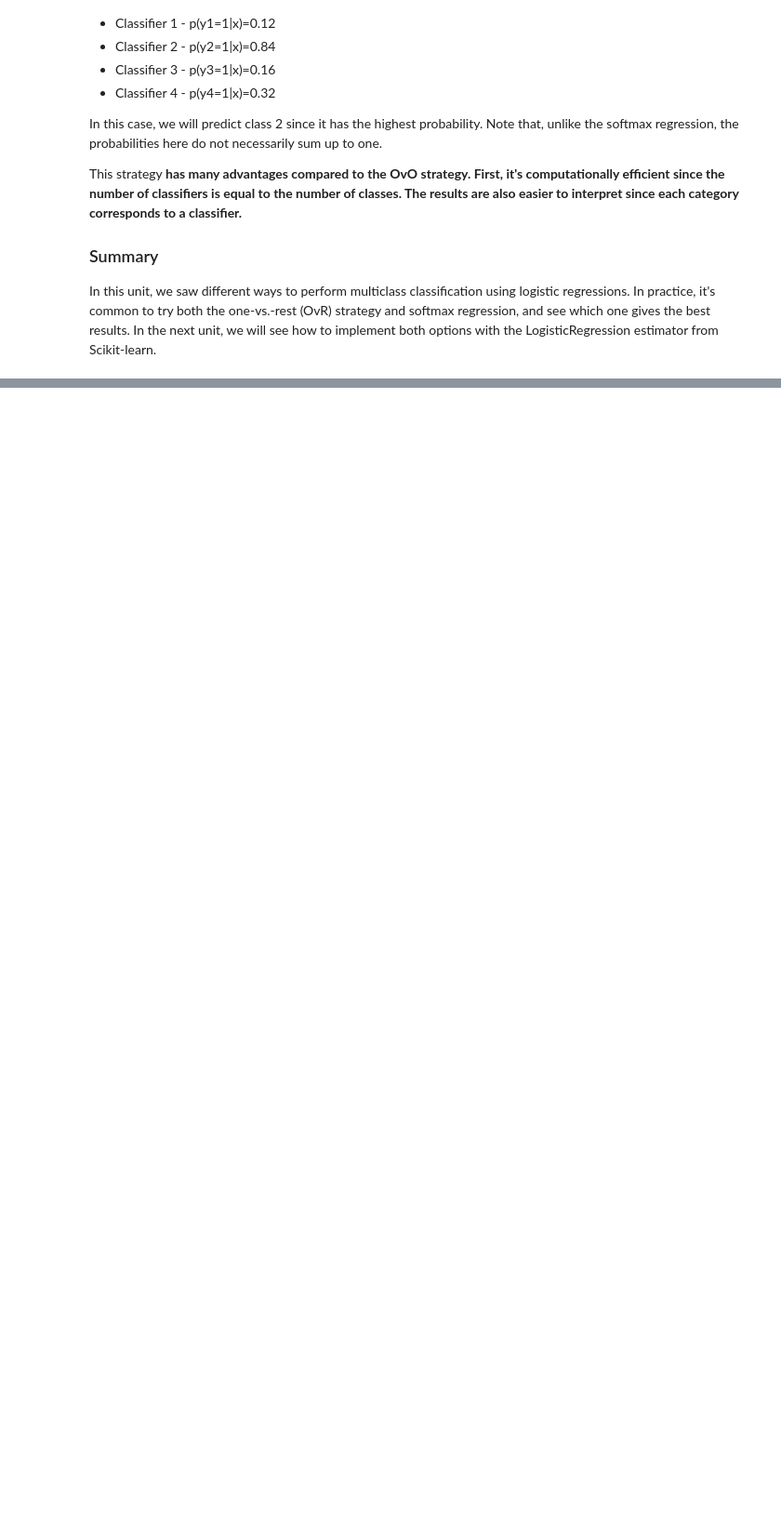
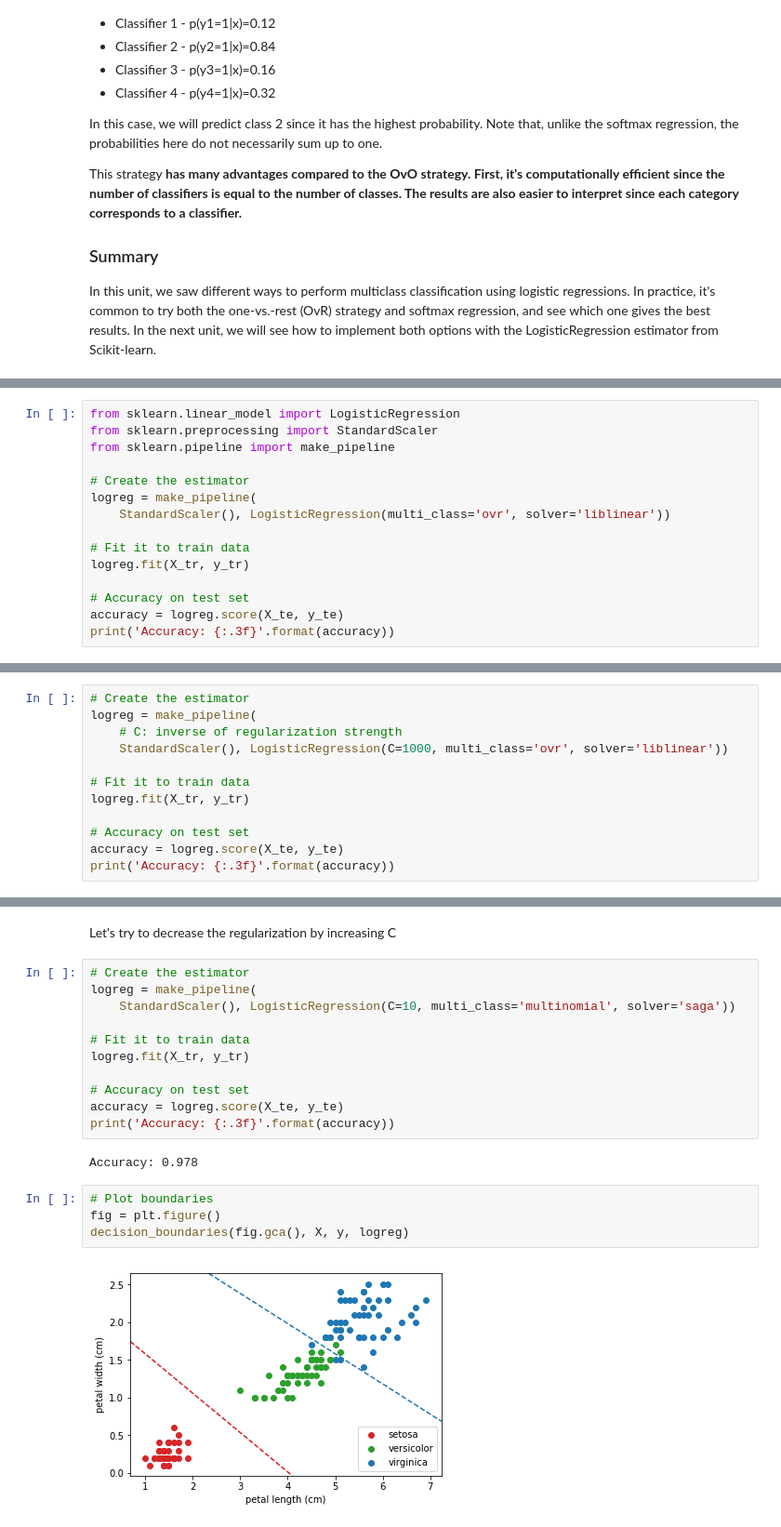
Before and after one commit to LyesOUDINACHE/EPFL-Course, a Jupyter notebook: 4-4 - Logistic Regressions.ipynb, the cells around one changed output, grey strips where cells are left out. Shown: that part at 93% size. Saved outputs shown, nothing was run; the diff lists cells and outputs as text; blank space fills up the shorter version.

```diff
--- a/4-4 - Logistic Regressions.ipynb
+++ b/4-4 - Logistic Regressions.ipynb
@@ -407,0 +451,15 @@ In this unit, we saw different ways to perform multiclass classification using l
+# %%
+from sklearn.linear_model import LogisticRegression
+from sklearn.preprocessing import StandardScaler
+from sklearn.pipeline import make_pipeline
+
+# Create the estimator
+logreg = make_pipeline(
+    StandardScaler(), LogisticRegression(multi_class='ovr', solver='liblinear'))
+
+# Fit it to train data
+logreg.fit(X_tr, y_tr)
+
+# Accuracy on test set
+accuracy = logreg.score(X_te, y_te)
+print('Accuracy: {:.3f}'.format(accuracy))
@@ -407,0 +475,12 @@ In this unit, we saw different ways to perform multiclass classification using l
+# %%
+# Create the estimator
+logreg = make_pipeline(
+    # C: inverse of regularization strength
+    StandardScaler(), LogisticRegression(C=1000, multi_class='ovr', solver='liblinear'))
+
+# Fit it to train data
+logreg.fit(X_tr, y_tr)
+
+# Accuracy on test set
+accuracy = logreg.score(X_te, y_te)
+print('Accuracy: {:.3f}'.format(accuracy))
@@ -407,0 +584,21 @@ In this unit, we saw different ways to perform multiclass classification using l
+# %% [markdown]
+Let's try to decrease the regularization by increasing C
+# %%
+# Create the estimator
+logreg = make_pipeline(
+    StandardScaler(), LogisticRegression(C=10, multi_class='multinomial', solver='saga'))
+
+# Fit it to train data
+logreg.fit(X_tr, y_tr)
+
+# Accuracy on test set
+accuracy = logreg.score(X_te, y_te)
+print('Accuracy: {:.3f}'.format(accuracy))
+# %% [output]
+Accuracy: 0.978
+# %%
+# Plot boundaries
+fig = plt.figure()
+decision_boundaries(fig.gca(), X, y, logreg)
+# %% [output]
+[figure, added]
```
Also changed, not shown: parts of 67 cells of this notebook, 3 other files.
